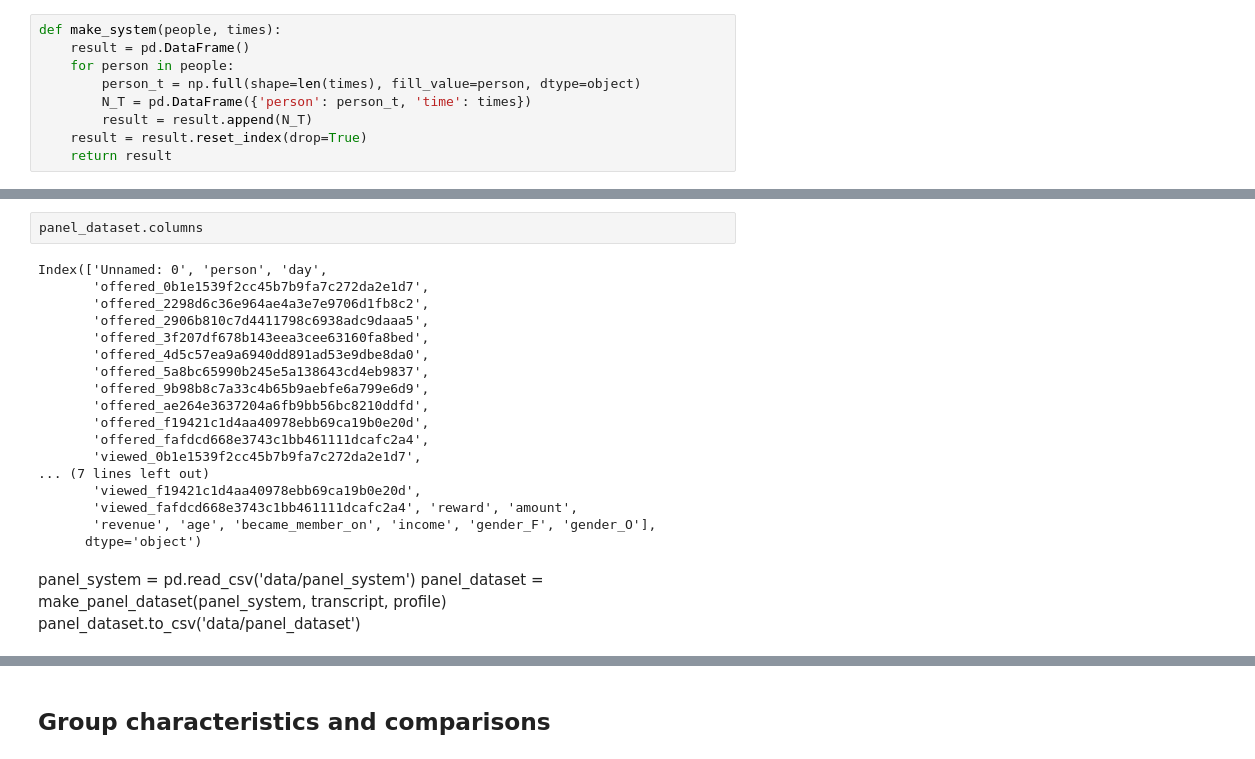
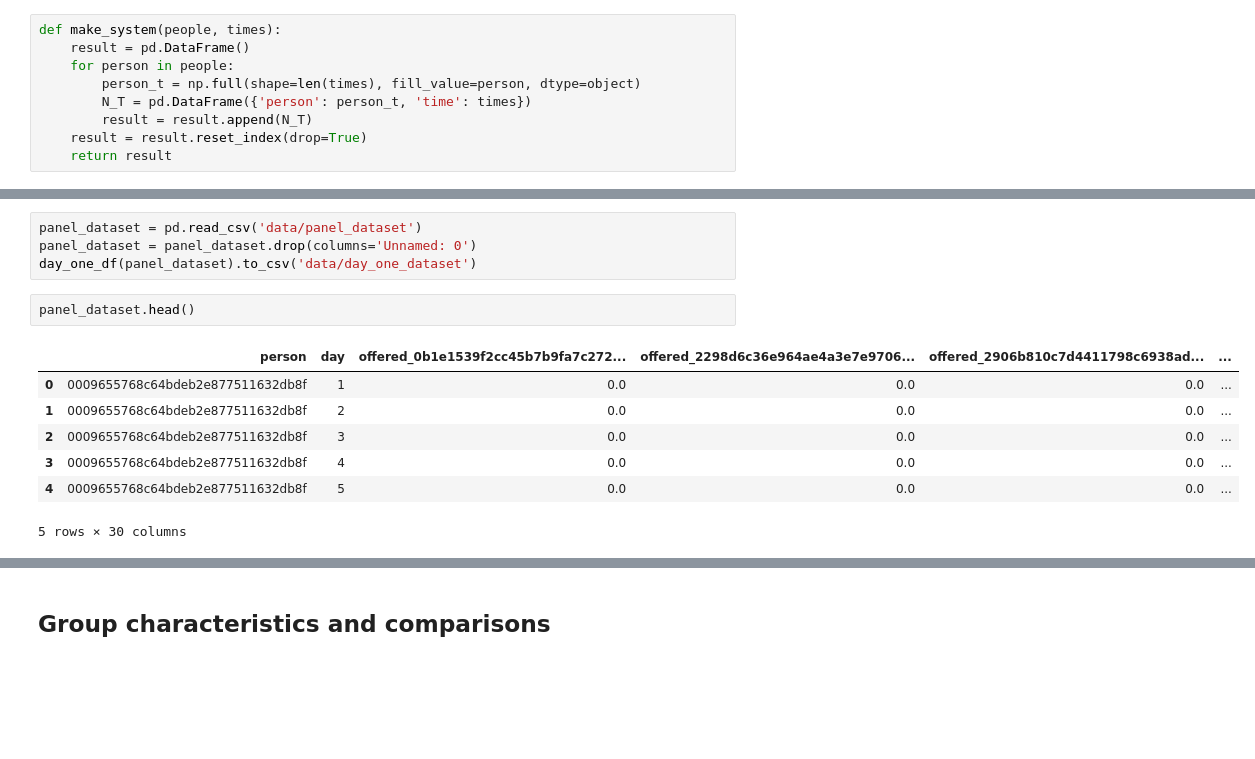
Before and after one commit to krisbitney/StarbucksCapstone, a Jupyter notebook: Starbucks_Capstone_notebook.ipynb, the cells around one changed output, grey strips where cells are left out. Drawn from its saved outputs; the diff is of its cells as text; blank space fills up the shorter version.

```diff
--- a/Starbucks_Capstone_notebook.ipynb
+++ b/Starbucks_Capstone_notebook.ipynb
@@ -404,24 +383,14 @@ def make_panel_dataset(panels, transcript_df, profile_df):
+# %%
+panel_dataset = pd.read_csv('data/panel_dataset')
+panel_dataset = panel_dataset.drop(columns='Unnamed: 0')
+day_one_df(panel_dataset).to_csv('data/day_one_dataset')
 # %%
-panel_dataset.columns
+panel_dataset.head()
 # %% [output]
+|  | person | day | offered_0b1e1539f2cc45b7b9fa7c272... | offered_2298d6c36e964ae4a3e7e9706... | offered_2906b810c7d4411798c6938ad... | ... |
+| 0 | 0009655768c64bdeb2e877511632db8f | 1 | 0.0 | 0.0 | 0.0 | ... |
+| 1 | 0009655768c64bdeb2e877511632db8f | 2 | 0.0 | 0.0 | 0.0 | ... |
+| 2 | 0009655768c64bdeb2e877511632db8f | 3 | 0.0 | 0.0 | 0.0 | ... |
+| 3 | 0009655768c64bdeb2e877511632db8f | 4 | 0.0 | 0.0 | 0.0 | ... |
+| 4 | 0009655768c64bdeb2e877511632db8f | 5 | 0.0 | 0.0 | 0.0 | ... |
-Index(['Unnamed: 0', 'person', 'day',
-       'offered_0b1e1539f2cc45b7b9fa7c272da2e1d7',
-       'offered_2298d6c36e964ae4a3e7e9706d1fb8c2',
-       'offered_2906b810c7d4411798c6938adc9daaa5',
-       'offered_3f207df678b143eea3cee63160fa8bed',
-       'offered_4d5c57ea9a6940dd891ad53e9dbe8da0',
-       'offered_5a8bc65990b245e5a138643cd4eb9837',
-       'offered_9b98b8c7a33c4b65b9aebfe6a799e6d9',
-       'offered_ae264e3637204a6fb9bb56bc8210ddfd',
-       'offered_f19421c1d4aa40978ebb69ca19b0e20d',
-       'offered_fafdcd668e3743c1bb461111dcafc2a4',
-       'viewed_0b1e1539f2cc45b7b9fa7c272da2e1d7',
-... (7 lines left out)
-       'viewed_f19421c1d4aa40978ebb69ca19b0e20d',
-       'viewed_fafdcd668e3743c1bb461111dcafc2a4', 'reward', 'amount',
-       'revenue', 'age', 'became_member_on', 'income', 'gender_F', 'gender_O'],
-      dtype='object')
+5 rows × 30 columns
-# %% [markdown]
-panel_system = pd.read_csv('data/panel_system')
-panel_dataset = make_panel_dataset(panel_system, transcript, profile)
-panel_dataset.to_csv('data/panel_dataset')
```
Also changed, not shown: parts of 29 cells of this notebook, 15 other files.
